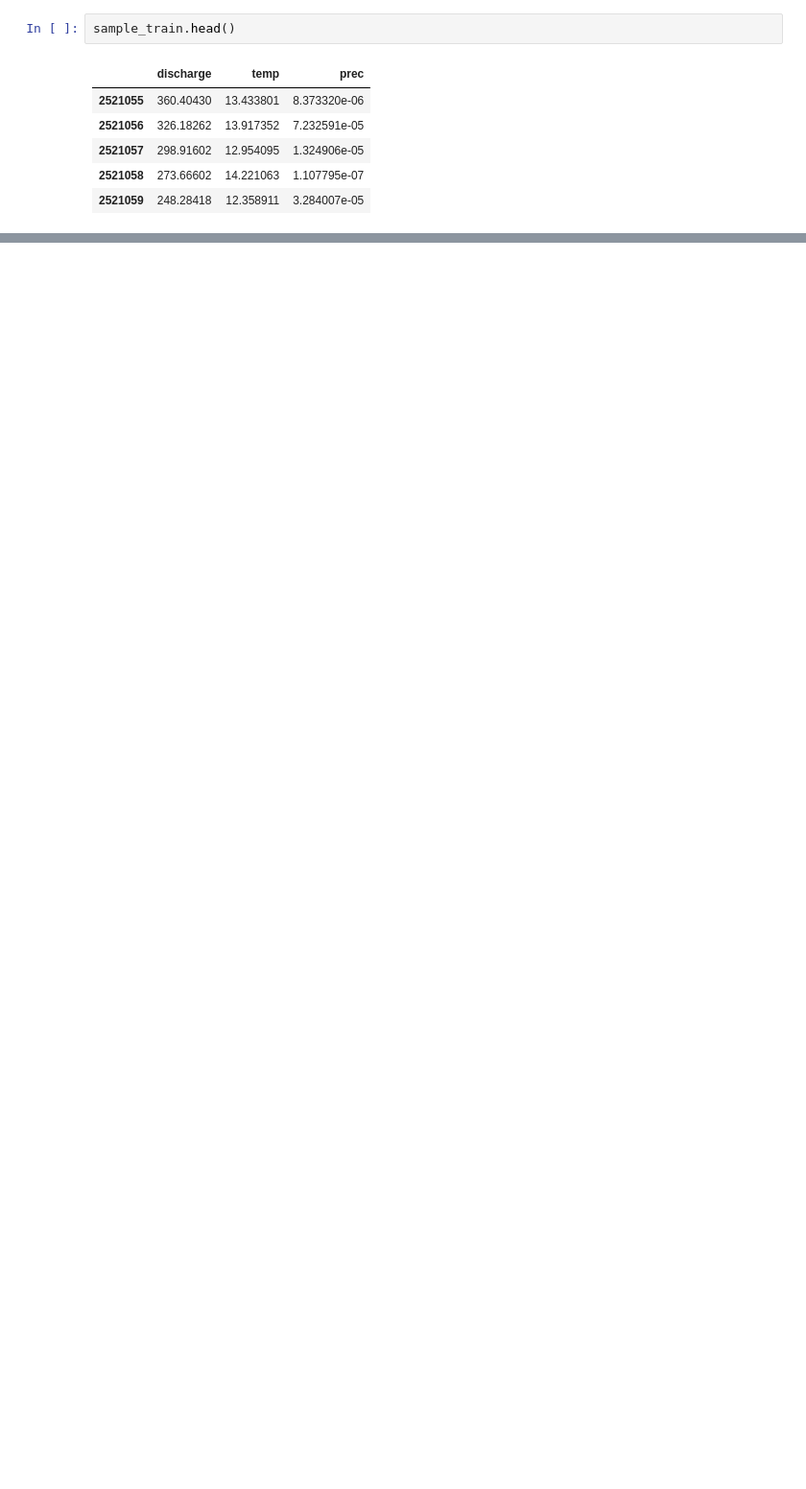
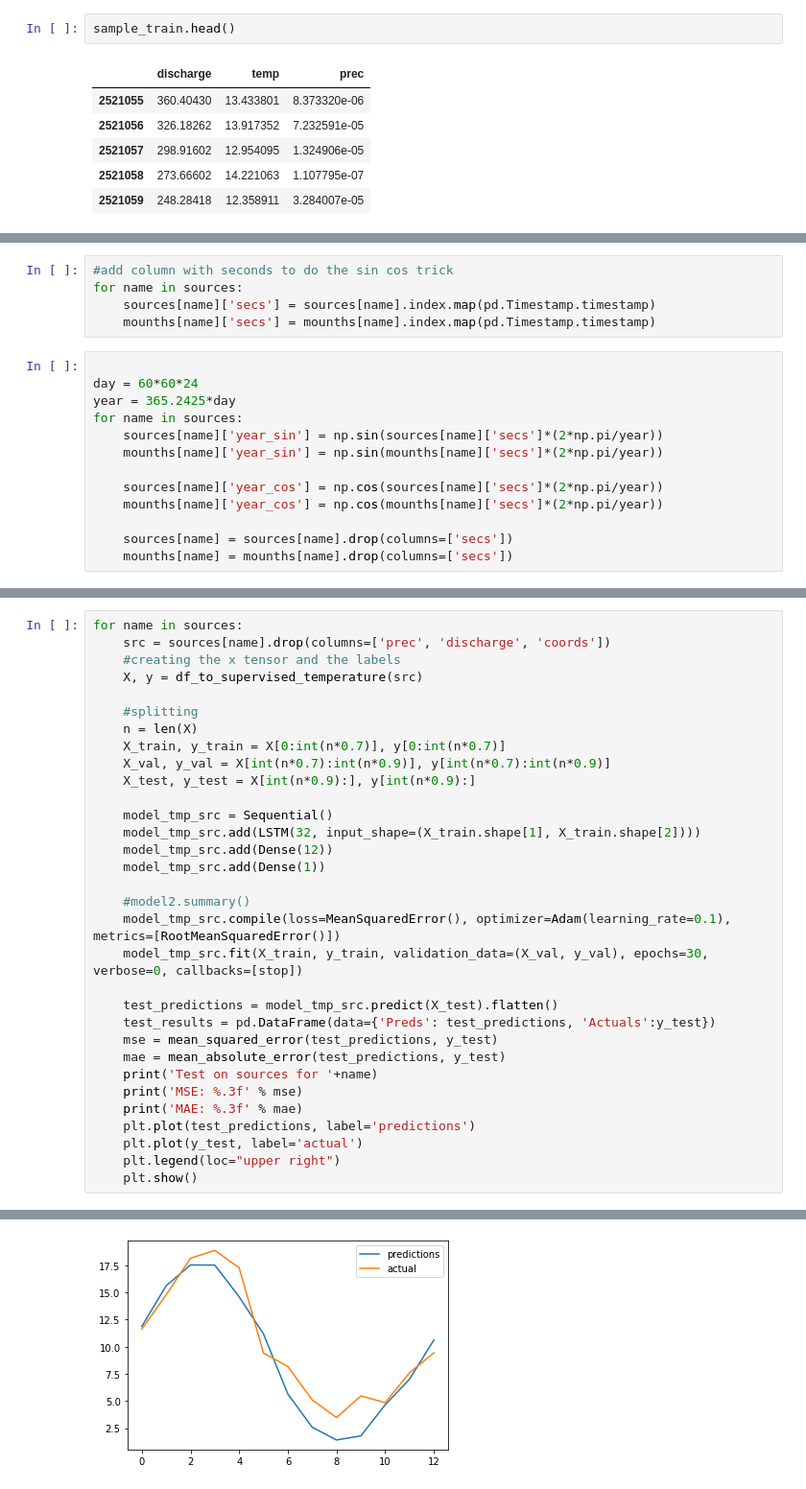
Before and after one commit to kode-git/copernicus, a Jupyter notebook: notebooks/data_modelling.ipynb, the cells around one changed output, grey strips where cells are left out. Shown at 96% size. Saved outputs shown, nothing was run; the diff lists cells and outputs as text; blank space fills up the shorter version.

```diff
--- a/notebooks/data_modelling.ipynb
+++ b/notebooks/data_modelling.ipynb
@@ -667,0 +889,18 @@ sample_train.head()
+# %%
+#add column with seconds to do the sin cos trick
+for name in sources:
+    sources[name]['secs'] = sources[name].index.map(pd.Timestamp.timestamp)
+    mounths[name]['secs'] = mounths[name].index.map(pd.Timestamp.timestamp)
+# %%
+
+day = 60*60*24
+year = 365.2425*day
+for name in sources:
+    sources[name]['year_sin'] = np.sin(sources[name]['secs']*(2*np.pi/year))
+    mounths[name]['year_sin'] = np.sin(mounths[name]['secs']*(2*np.pi/year))
+
+    sources[name]['year_cos'] = np.cos(sources[name]['secs']*(2*np.pi/year))
+    mounths[name]['year_cos'] = np.cos(mounths[name]['secs']*(2*np.pi/year))
+
+    sources[name] = sources[name].drop(columns=['secs'])
+    mounths[name] = mounths[name].drop(columns=['secs'])
@@ -667,0 +924,33 @@ sample_train.head()
+# %%
+for name in sources:
+    src = sources[name].drop(columns=['prec', 'discharge', 'coords'])
+    #creating the x tensor and the labels
+    X, y = df_to_supervised_temperature(src)
+
+    #splitting
+    n = len(X)
+    X_train, y_train = X[0:int(n*0.7)], y[0:int(n*0.7)]
+    X_val, y_val = X[int(n*0.7):int(n*0.9)], y[int(n*0.7):int(n*0.9)]
+    X_test, y_test = X[int(n*0.9):], y[int(n*0.9):]
+
+    model_tmp_src = Sequential()
+    model_tmp_src.add(LSTM(32, input_shape=(X_train.shape[1], X_train.shape[2])))
+    model_tmp_src.add(Dense(12))
+    model_tmp_src.add(Dense(1))
+
+    #model2.summary()
+    model_tmp_src.compile(loss=MeanSquaredError(), optimizer=Adam(learning_rate=0.1), metrics=[RootMeanSquaredError()])
+    model_tmp_src.fit(X_train, y_train, validation_data=(X_val, y_val), epochs=30, verbose=0, callbacks=[stop])
+
+    test_predictions = model_tmp_src.predict(X_test).flatten()
+    test_results = pd.DataFrame(data={'Preds': test_predictions, 'Actuals':y_test})
+    mse = mean_squared_error(test_predictions, y_test)
+    mae = mean_absolute_error(test_predictions, y_test)
+    print('Test on sources for '+name)
+    print('MSE: %.3f' % mse)
+    print('MAE: %.3f' % mae)
+    plt.plot(test_predictions, label='predictions')
+    plt.plot(y_test, label='actual')
+    plt.legend(loc="upper right")
+    plt.show()
+# %% [output]
@@ -667,0 +961 @@ sample_train.head()
+[figure, added]
```
Also changed, not shown: parts of 32 cells of this notebook.
